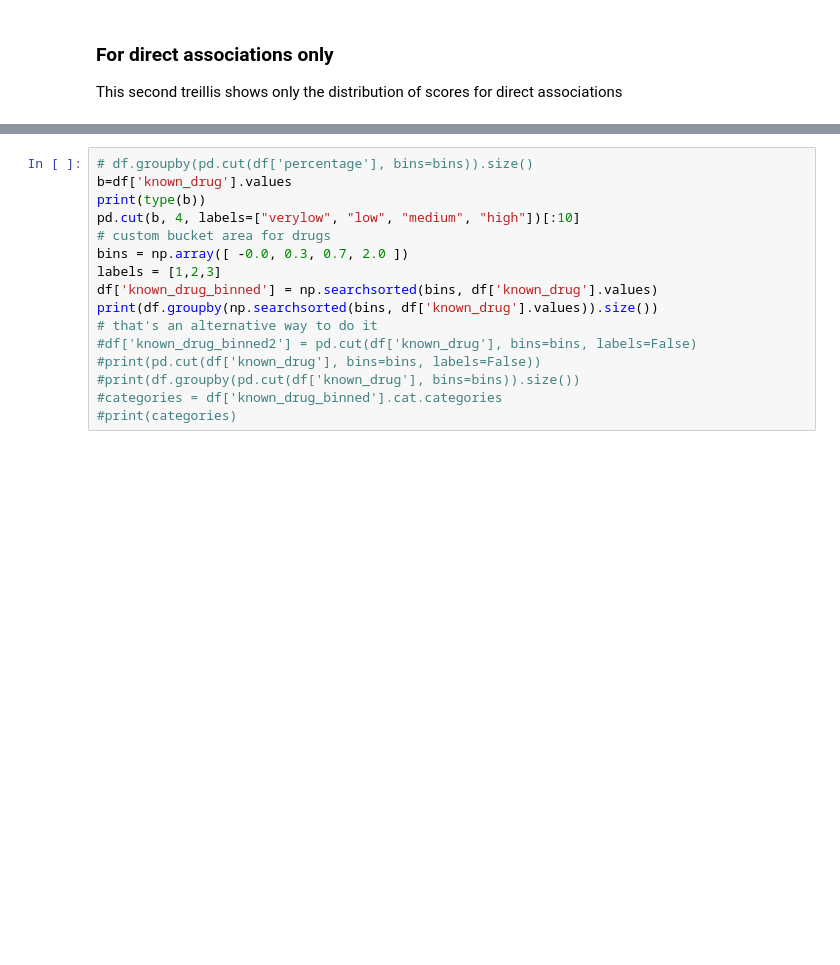
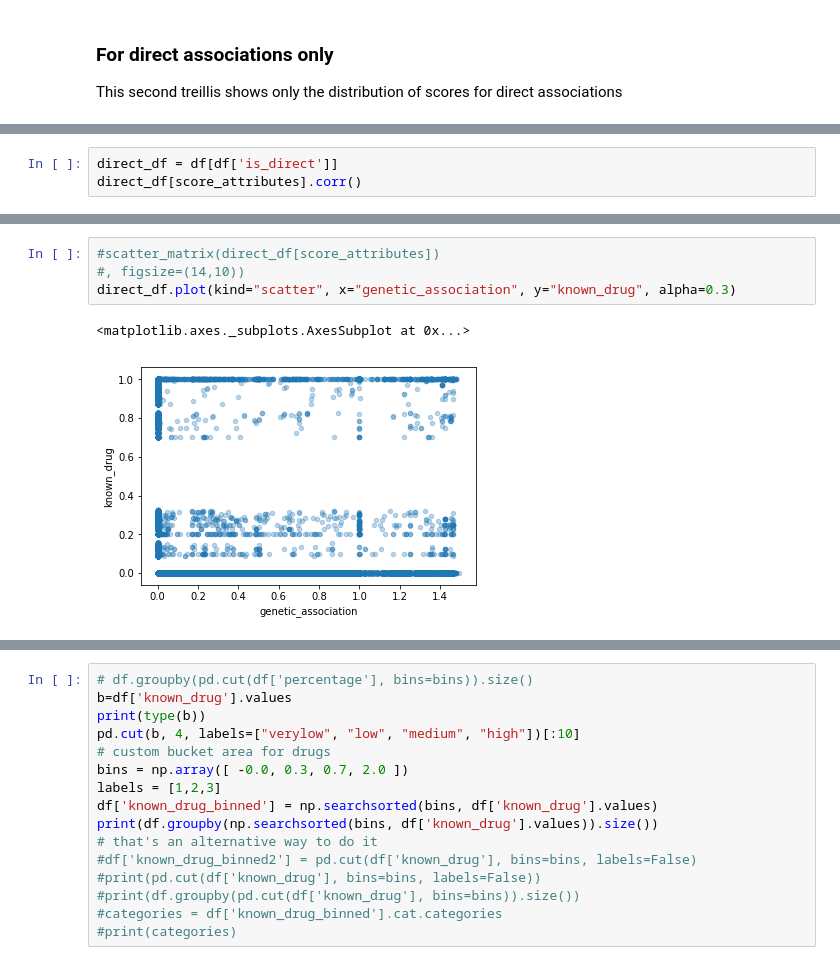
Before and after one commit to opentargets-archive/biodatawest_hackathon, a Jupyter notebook: python/notebooks/Random Forest Classifier Example.ipynb, the cells around one changed output, grey strips where cells are left out. Cells and saved outputs as stored; diff of their text form; blank space fills up the shorter version.

```diff
--- a/python/notebooks/Random Forest Classifier Example.ipynb
+++ b/python/notebooks/Random Forest Classifier Example.ipynb
@@ -129,0 +164,3 @@ for index, item in enumerate(series):
+# %%
+direct_df = df[df['is_direct']]
+direct_df[score_attributes].corr()
@@ -129,0 +177,7 @@ for index, item in enumerate(series):
+# %%
+#scatter_matrix(direct_df[score_attributes])
+#, figsize=(14,10))
+direct_df.plot(kind="scatter", x="genetic_association", y="known_drug", alpha=0.3)
+# %% [output]
+<matplotlib.axes._subplots.AxesSubplot at 0x...>
+[figure, added]
```
Also changed, not shown: parts of 29 cells of this notebook.
